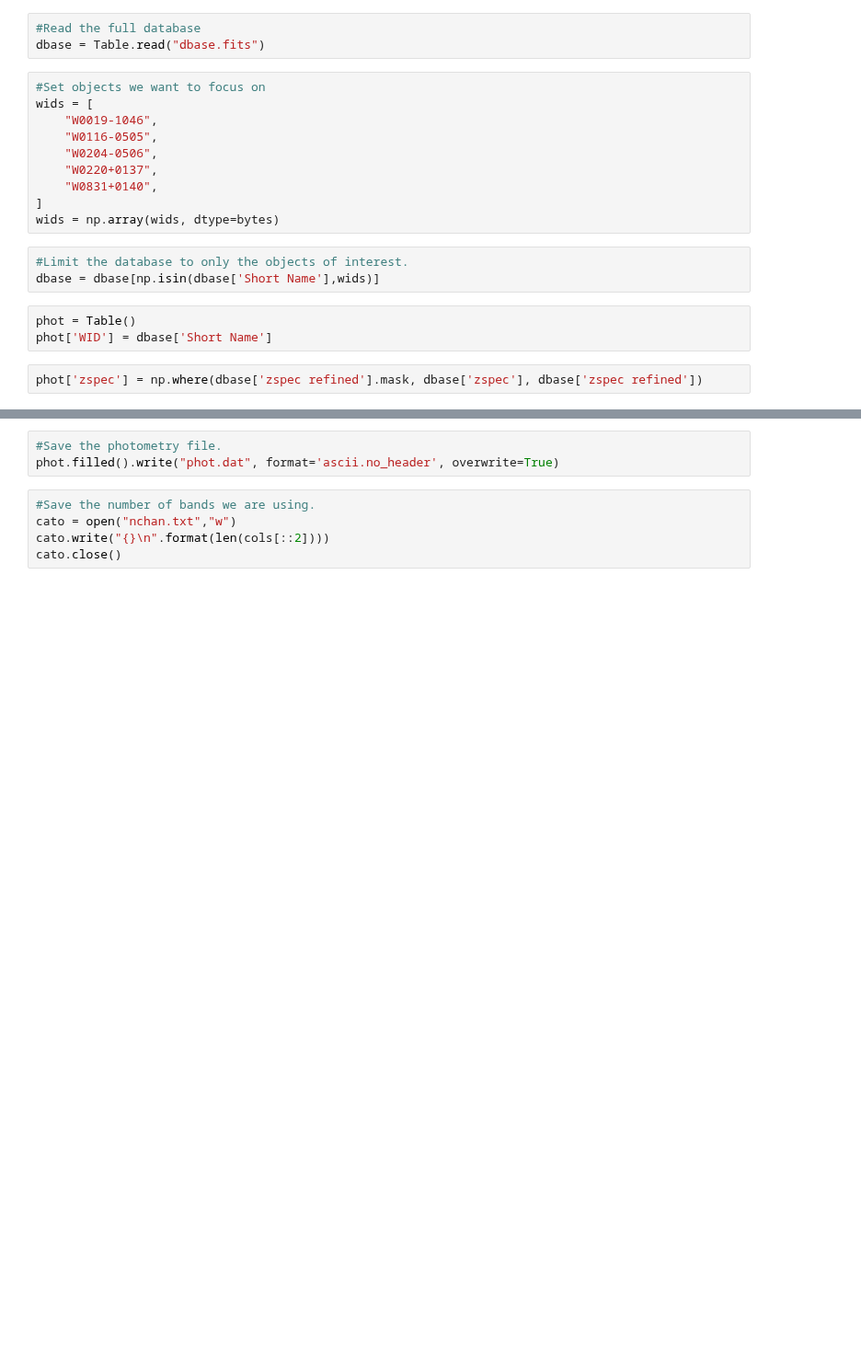
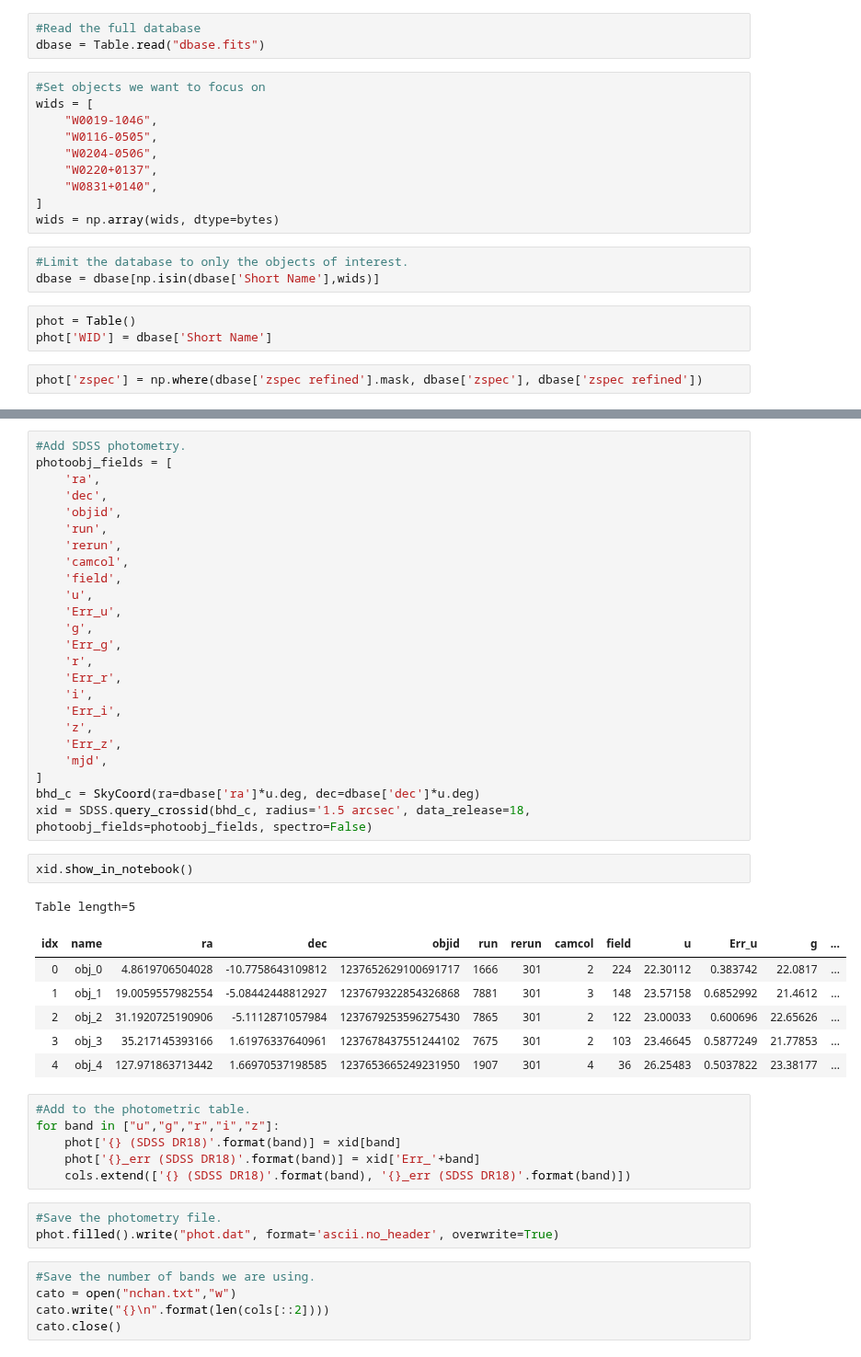
Before and after one commit to rjassef/Impol_BHDs_repo, a Jupyter notebook: SED_Modeling/run_SED_models.ipynb, the cells around one changed output, grey strips where cells are left out. Shown at 92% size. Saved outputs shown, nothing was run; the diff lists cells and outputs as text; blank space fills up the shorter version.

```diff
--- a/SED_Modeling/run_SED_models.ipynb
+++ b/SED_Modeling/run_SED_models.ipynb
@@ -87,6 +90,46 @@ cols = [
 for col in cols:
     phot[col] = dbase[col]
     phot[col].fill_value = -99.
+# %%
+#Add SDSS photometry.
+photoobj_fields = [
+    'ra',
+    'dec',
+    'objid',
+    'run',
+    'rerun',
+    'camcol',
+    'field',
+    'u',
+    'Err_u',
+    'g',
+    'Err_g',
+    'r',
+    'Err_r',
+    'i',
+    'Err_i',
+    'z',
+    'Err_z',
+    'mjd',
+]
+bhd_c = SkyCoord(ra=dbase['ra']*u.deg, dec=dbase['dec']*u.deg)
+xid = SDSS.query_crossid(bhd_c, radius='1.5 arcsec', data_release=18, photoobj_fields=photoobj_fields, spectro=False)
+# %%
+xid.show_in_notebook()
+# %% [output]
+Table length=5
+| idx | name | ra | dec | objid | run | rerun | camcol | field | u | Err_u | g | ... |
+| 0 | obj_0 | 4.8619706504028 | -10.7758643109812 | 1237652629100691717 | 1666 | 301 | 2 | 224 | 22.30112 | 0.383742 | 22.0817 | ... |
+| 1 | obj_1 | 19.0059557982554 | -5.08442448812927 | 1237679322854326868 | 7881 | 301 | 3 | 148 | 23.57158 | 0.6852992 | 21.4612 | ... |
+| 2 | obj_2 | 31.1920725190906 | -5.1112871057984 | 1237679253596275430 | 7865 | 301 | 2 | 122 | 23.00033 | 0.600696 | 22.65626 | ... |
+| 3 | obj_3 | 35.217145393166 | 1.61976337640961 | 1237678437551244102 | 7675 | 301 | 2 | 103 | 23.46645 | 0.5877249 | 21.77853 | ... |
+| 4 | obj_4 | 127.971863713442 | 1.66970537198585 | 1237653665249231950 | 1907 | 301 | 4 | 36 | 26.25483 | 0.5037822 | 23.38177 | ... |
+# %%
+#Add to the photometric table.
+for band in ["u","g","r","i","z"]:
+    phot['{} (SDSS DR18)'.format(band)] = xid[band]
+    phot['{}_err (SDSS DR18)'.format(band)] = xid['Err_'+band]
+    cols.extend(['{} (SDSS DR18)'.format(band), '{}_err (SDSS DR18)'.format(band)])
 # %%
 #Save the photometry file.
 phot.filled().write("phot.dat", format='ascii.no_header', overwrite=True)
```
Also changed, not shown: parts of 6 cells of this notebook, 22 other files.
